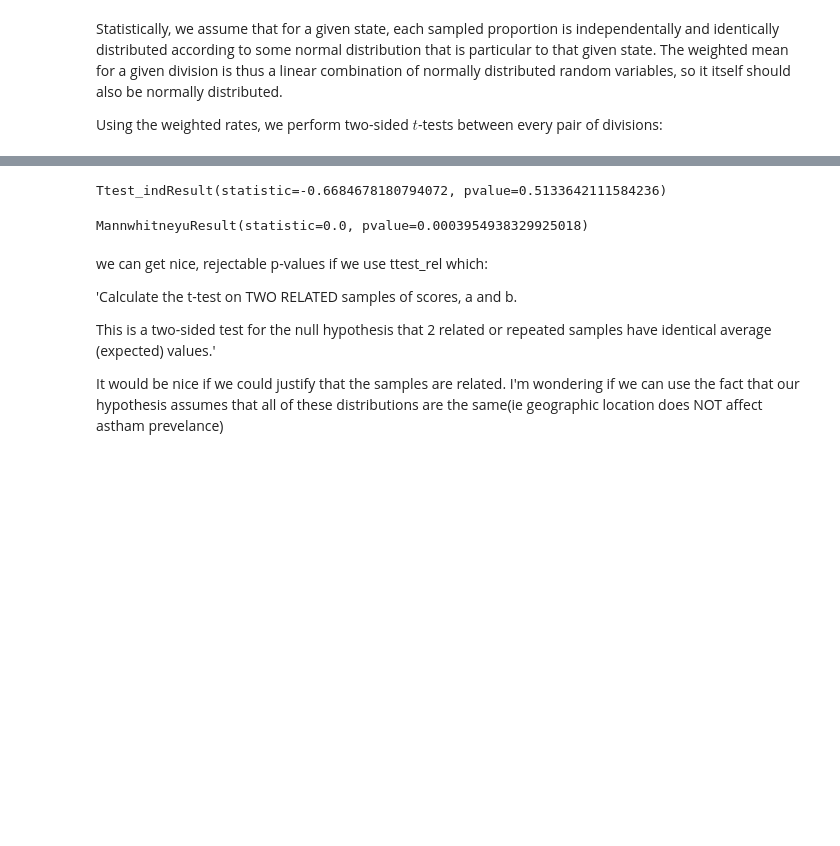
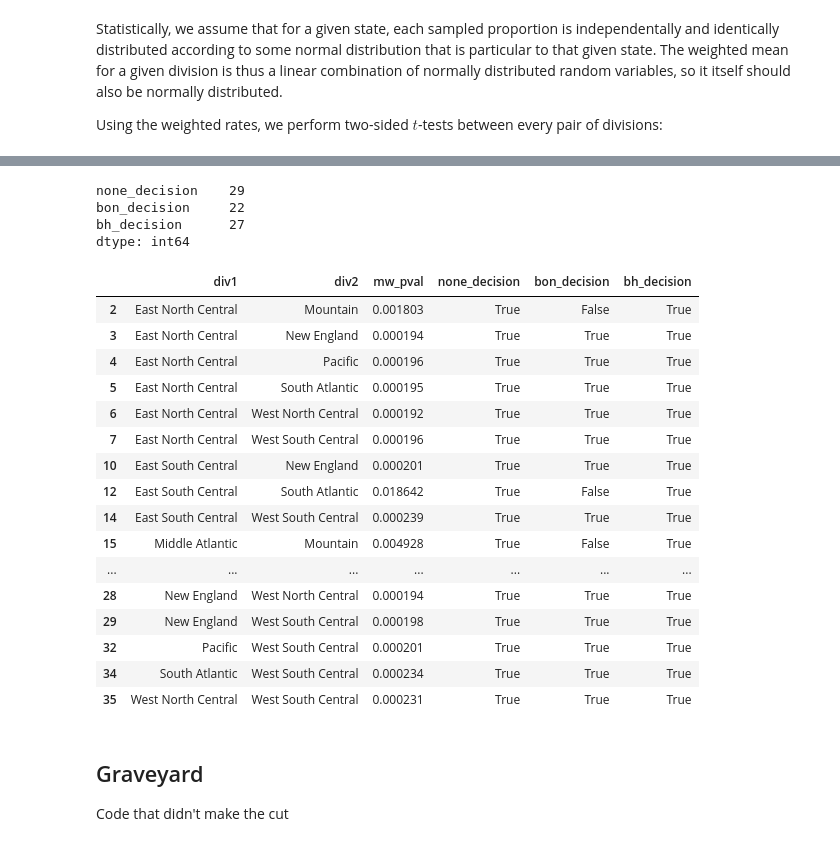
Before and after one commit to PowerOfAPoint/data102-fa21-final-proj, a Jupyter notebook: data102-steven.ipynb, the cells around one changed output, grey strips where cells are left out. Cells and saved outputs as stored; diff of their text form; code cells hidden in the pictures; blank space fills up the shorter version.

```diff
--- a/data102-steven.ipynb
+++ b/data102-steven.ipynb
@@ -253,3 +364,33 @@ divs
+# %%
+aap_div_decisions[['none_decision', 'bon_decision', 'bh_decision']].sum()
+# %% [output]
+none_decision    29
+bon_decision     22
+bh_decision      27
+dtype: int64
+# %%
+aap_div_decisions[lambda df: df['bh_decision']]
+# %% [output]
+|  | div1 | div2 | mw_pval | none_decision | bon_decision | bh_decision |
+| 2 | East North Central | Mountain | 0.001803 | True | False | True |
+| 3 | East North Central | New England | 0.000194 | True | True | True |
+| 4 | East North Central | Pacific | 0.000196 | True | True | True |
+| 5 | East North Central | South Atlantic | 0.000195 | True | True | True |
+| 6 | East North Central | West North Central | 0.000192 | True | True | True |
+| 7 | East North Central | West South Central | 0.000196 | True | True | True |
+| 10 | East South Central | New England | 0.000201 | True | True | True |
+| 12 | East South Central | South Atlantic | 0.018642 | True | False | True |
+| 14 | East South Central | West South Central | 0.000239 | True | True | True |
+| 15 | Middle Atlantic | Mountain | 0.004928 | True | False | True |
+| ... | ... | ... | ... | ... | ... | ... |
+| 28 | New England | West North Central | 0.000194 | True | True | True |
+| 29 | New England | West South Central | 0.000198 | True | True | True |
+| 32 | Pacific | West South Central | 0.000201 | True | True | True |
+| 34 | South Atlantic | West South Central | 0.000234 | True | True | True |
+| 35 | West North Central | West South Central | 0.000231 | True | True | True |
+# %% [markdown]
+## Graveyard
+Code that didn't make the cut
 # %%
 from scipy.stats import ttest_ind_from_stats
 
@@ -267,21 +408,3 @@ def ttest_ind_props(sample1, sample2):
             mean2=phat2, std2=s_phat2, nobs2=n2,
             alternative='two-sided'
         )
-# %%
-ttest_ind_props(aap_samples[8] / 100, aap_samples[4] / 100) # Why so large?
-# %% [output]
-Ttest_indResult(statistic=-0.6684678180794072, pvalue=0.5133642111584236)
-# %%
-from scipy.stats import ttest_rel
-
-mannwhitneyu(aap_samples[8] / 100, aap_samples[4] / 100)
-# %% [output]
-MannwhitneyuResult(statistic=0.0, pvalue=0.0003954938329925018)
-# %% [markdown]
-we can get nice, rejectable p-values if we use ttest_rel which:
-
-'Calculate the t-test on TWO RELATED samples of scores, a and b.
-
-This is a two-sided test for the null hypothesis that 2 related or repeated samples have identical average (expected) values.'
-
-It would be nice if we could justify that the samples are related. I'm wondering if we can use the fact that our hypothesis assumes that all of these distributions are the same(ie geographic location does NOT affect astham prevelance)
```
Also changed, not shown: parts of 22 cells of this notebook.
